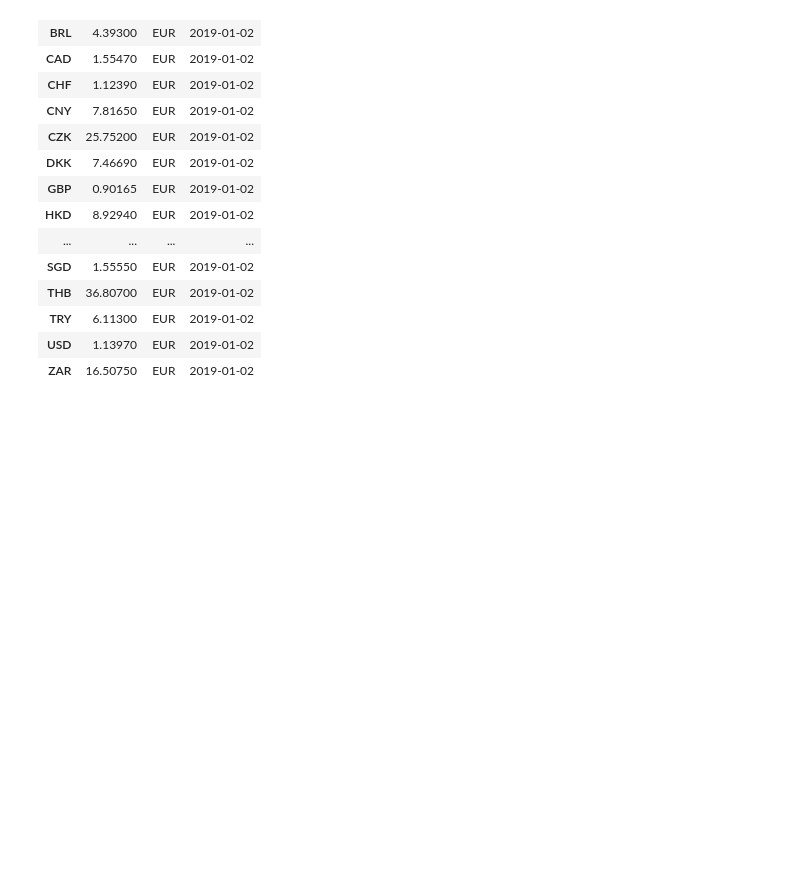
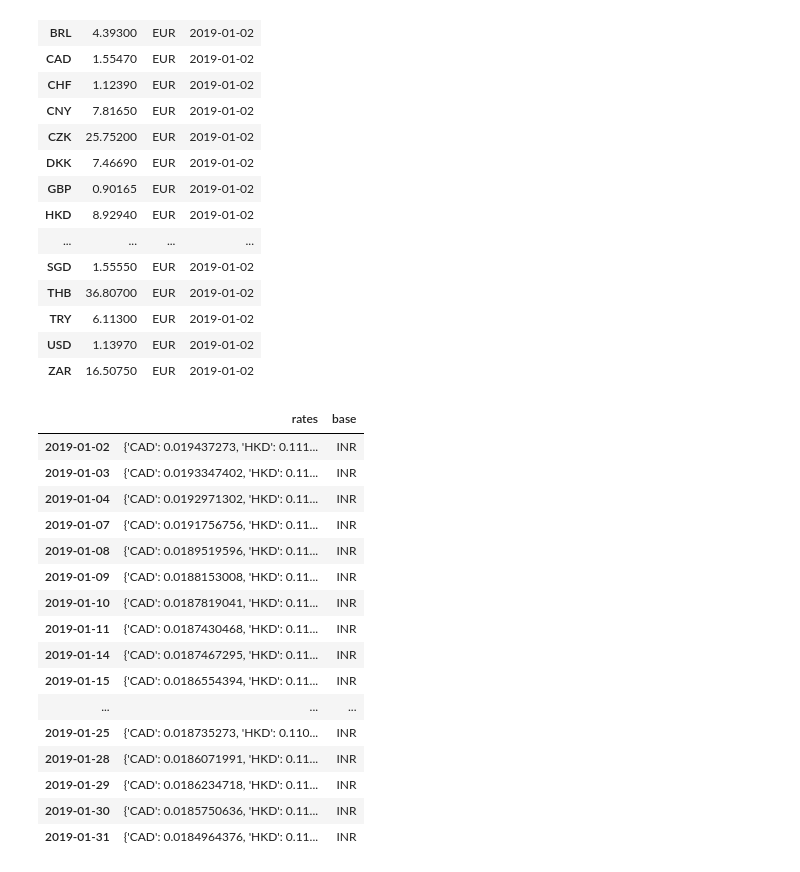
Before and after one commit to alvynabranches/winsoft_internship, a Jupyter notebook: notebooks/T4.ipynb, the cells around one changed output. Saved outputs shown, nothing was run; the diff lists cells and outputs as text; code cells hidden in the pictures; blank space fills up the shorter version.

```diff
--- a/notebooks/T4.ipynb
+++ b/notebooks/T4.ipynb
@@ -184,3 +184,23 @@ pd.DataFrame(data=history_date('2019-01-02'))
 | TRY | 6.11300 | EUR | 2019-01-02 |
 | USD | 1.13970 | EUR | 2019-01-02 |
 | ZAR | 16.50750 | EUR | 2019-01-02 |
+# %%
+history_term('2019-01-01', '2019-01-31', base='INR')
+# %% [output]
+|  | rates | base |
+| 2019-01-02 | {'CAD': 0.019437273, 'HKD': 0.111... | INR |
+| 2019-01-03 | {'CAD': 0.0193347402, 'HKD': 0.11... | INR |
+| 2019-01-04 | {'CAD': 0.0192971302, 'HKD': 0.11... | INR |
+| 2019-01-07 | {'CAD': 0.0191756756, 'HKD': 0.11... | INR |
+| 2019-01-08 | {'CAD': 0.0189519596, 'HKD': 0.11... | INR |
+| 2019-01-09 | {'CAD': 0.0188153008, 'HKD': 0.11... | INR |
+| 2019-01-10 | {'CAD': 0.0187819041, 'HKD': 0.11... | INR |
+| 2019-01-11 | {'CAD': 0.0187430468, 'HKD': 0.11... | INR |
+| 2019-01-14 | {'CAD': 0.0187467295, 'HKD': 0.11... | INR |
+| 2019-01-15 | {'CAD': 0.0186554394, 'HKD': 0.11... | INR |
+| ... | ... | ... |
+| 2019-01-25 | {'CAD': 0.018735273, 'HKD': 0.110... | INR |
+| 2019-01-28 | {'CAD': 0.0186071991, 'HKD': 0.11... | INR |
+| 2019-01-29 | {'CAD': 0.0186234718, 'HKD': 0.11... | INR |
+| 2019-01-30 | {'CAD': 0.0185750636, 'HKD': 0.11... | INR |
+| 2019-01-31 | {'CAD': 0.0184964376, 'HKD': 0.11... | INR |
```
Also changed, not shown: parts of 9 cells of this notebook, 1 other file.
